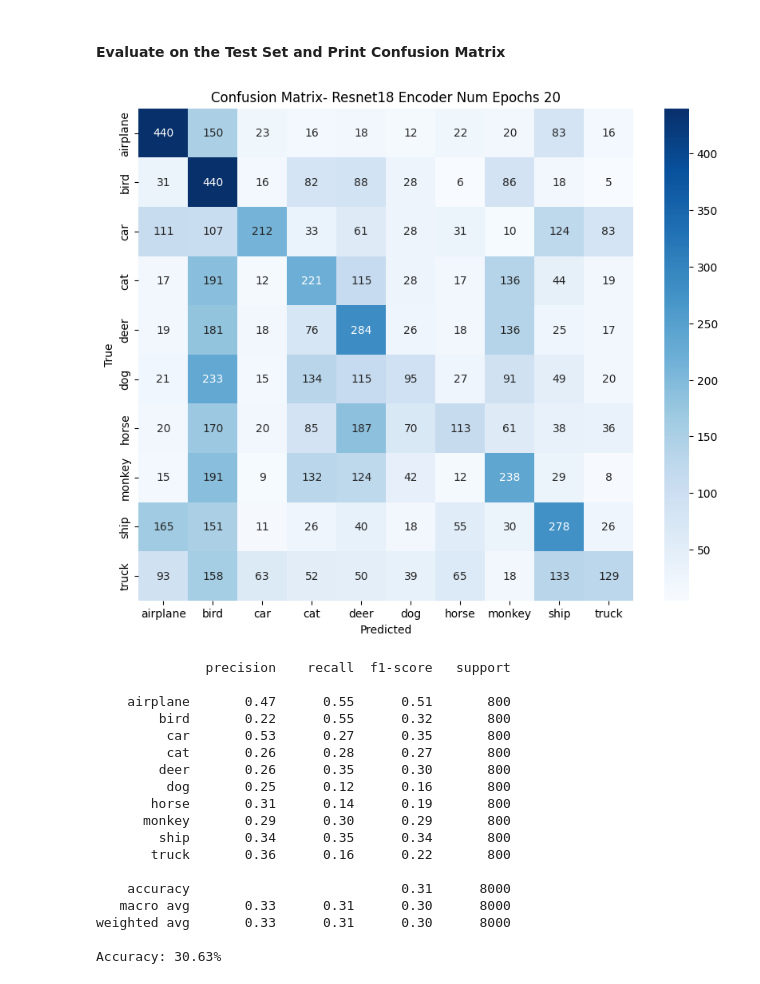
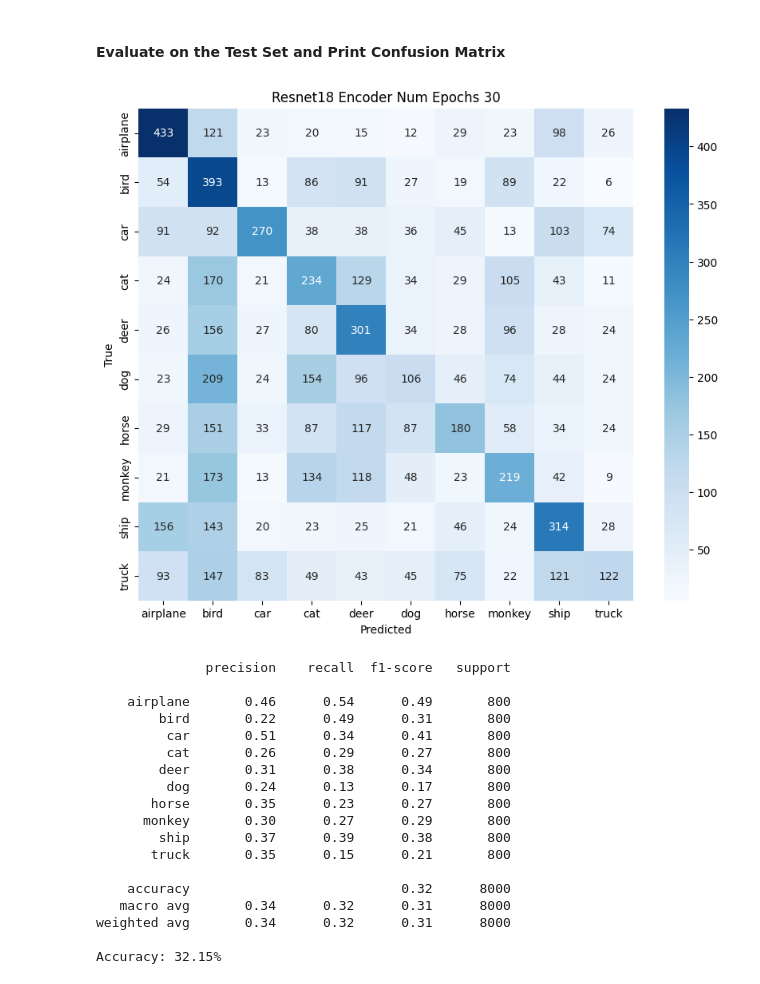
Before and after one commit to k-karna/MoCo_Self_Supervised, a Jupyter notebook: MoCo.ipynb, the cells around one changed output. Drawn from its saved outputs; the diff is of its cells as text; code cells hidden in the pictures.

Commit message:
30 epoch training

```diff
--- a/MoCo.ipynb
+++ b/MoCo.ipynb
@@ -269,7 +269,7 @@ from torch.optim import Adam
 from tqdm import tqdm
 
 batch_size = 256
-num_epochs = 20
+num_epochs = 30
 learning_rate = 0.001
 momentum = 0.999
 temperature = 0.07
@@ -410,7 +410,7 @@ criterion = nn.CrossEntropyLoss()
 # %%
 total_training_time = 0
 
-for epoch in range(30):
+for epoch in range(50):
   model.eval()
   total_loss = 0
   correct = 0
@@ -480,42 +480,42 @@ for im, labels in tqdm(test_loader):
 # %%
 from sklearn.metrics import confusion_matrix, classification_report, accuracy_score
 import seaborn as sns
 
 
 def plot_confusion_matrix(y_true, y_pred, classes, save_path=None):
     cm = confusion_matrix(y_true, y_pred)
     plt.figure(figsize=(10, 8))
     sns.heatmap(cm, annot=True, fmt="d", cmap="Blues", xticklabels=classes, yticklabels=classes)
     plt.xlabel("Predicted")
     plt.ylabel("True")
-    plt.title("Confusion Matrix- Resnet18 Encoder Num Epochs 20")
+    plt.title("Resnet18 Encoder Num Epochs 30")
     if save_path:
         plt.savefig(save_path, dpi=300, bbox_inches="tight")
     plt.show()
 
-plot_confusion_matrix(y_true, y_pred, classes=train_set.classes, save_path="confusion_matrix_resnet18_2.png")
+plot_confusion_matrix(y_true, y_pred, classes=train_set.classes, save_path="conf_matrix_resnet18_30_ep.png")
 print(classification_report(y_true, y_pred, target_names=train_set.classes))
 print(f"Accuracy: {accuracy_score(y_true, y_pred) * 100:.2f}%")
 # %% [output]
-[figure, old version]
+[figure, new version]
               precision    recall  f1-score   support
 
-    airplane       0.47      0.55      0.51       800
-        bird       0.22      0.55      0.32       800
-         car       0.53      0.27      0.35       800
-         cat       0.26      0.28      0.27       800
-        deer       0.26      0.35      0.30       800
-         dog       0.25      0.12      0.16       800
-       horse       0.31      0.14      0.19       800
-      monkey       0.29      0.30      0.29       800
-        ship       0.34      0.35      0.34       800
-       truck       0.36      0.16      0.22       800
+    airplane       0.46      0.54      0.49       800
+        bird       0.22      0.49      0.31       800
+         car       0.51      0.34      0.41       800
+         cat       0.26      0.29      0.27       800
+        deer       0.31      0.38      0.34       800
+         dog       0.24      0.13      0.17       800
+       horse       0.35      0.23      0.27       800
+      monkey       0.30      0.27      0.29       800
+        ship       0.37      0.39      0.38       800
+       truck       0.35      0.15      0.21       800
 
-    accuracy                           0.31      8000
-   macro avg       0.33      0.31      0.30      8000
-weighted avg       0.33      0.31      0.30      8000
+    accuracy                           0.32      8000
+   macro avg       0.34      0.32      0.31      8000
+weighted avg       0.34      0.32      0.31      8000
 
-Accuracy: 30.63%
+Accuracy: 32.15%
 # %% [markdown]
 
 
```
Also changed, not shown: parts of 3 cells of this notebook, 2 other files.
